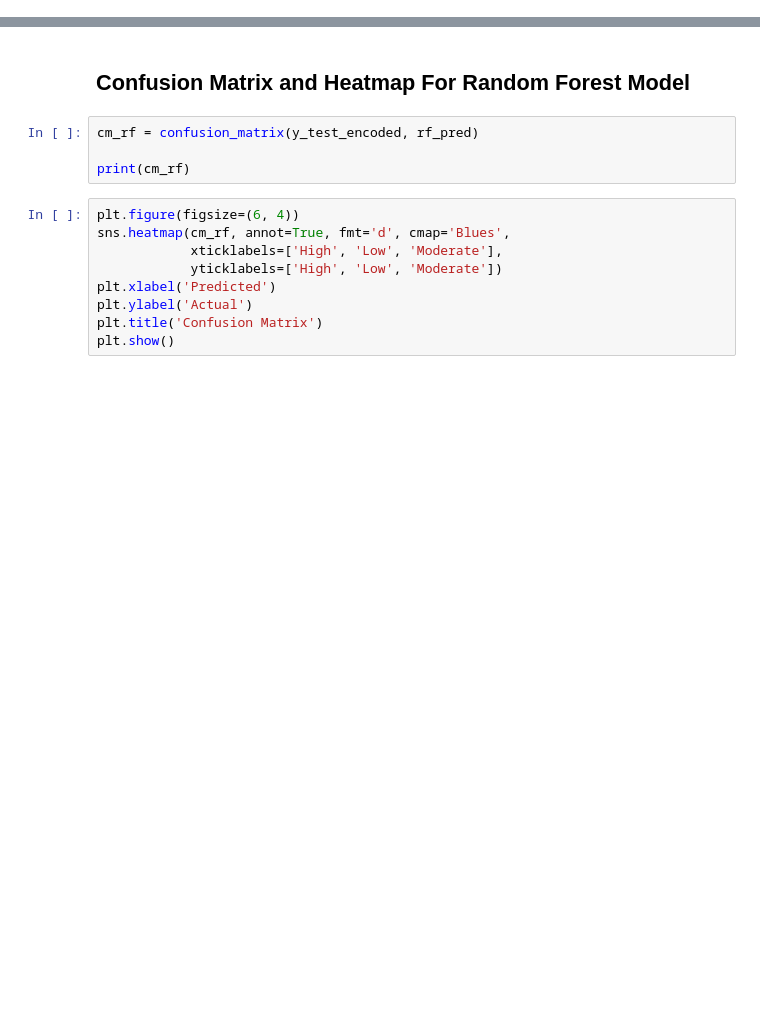
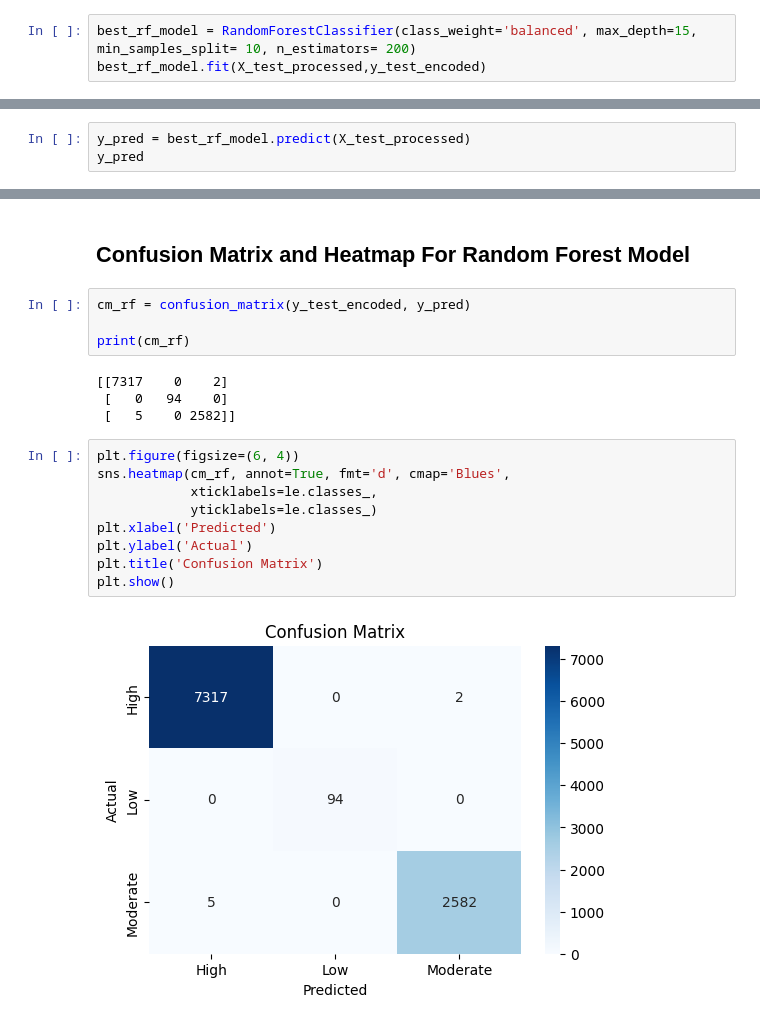
Before and after one commit to mdzubayereashraf/Ostad-AI-Engineering-Course-Assignments, a Jupyter notebook: Assignmen_No_11(Diabetes_Prediction).ipynb, the cells around one changed output, grey strips where cells are left out. Cells and saved outputs as stored; diff of their text form; blank space fills up the shorter version.

Commit message:
Get accurate result from randomforest algorithom

```diff
--- a/Assignmen_No_11(Diabetes_Prediction).ipynb
+++ b/Assignmen_No_11(Diabetes_Prediction).ipynb
@@ -502,0 +512,3 @@ array([2, 2, 0, ..., 0, 0, 0])
+# %%
+best_rf_model = RandomForestClassifier(class_weight='balanced', max_depth=15, min_samples_split= 10, n_estimators= 200)
+best_rf_model.fit(X_test_processed,y_test_encoded)
@@ -502,0 +518,3 @@ array([2, 2, 0, ..., 0, 0, 0])
+# %%
+y_pred = best_rf_model.predict(X_test_processed)
+y_pred
@@ -557,15 +590,21 @@ plt.show()
 # %% [markdown]
 ## **Confusion Matrix and Heatmap For Random Forest Model**
 # %%
-cm_rf = confusion_matrix(y_test_encoded, rf_pred)
+cm_rf = confusion_matrix(y_test_encoded, y_pred)
 
 print(cm_rf)
+# %% [output]
+[[7317    0    2]
+ [   0   94    0]
+ [   5    0 2582]]
 # %%
 plt.figure(figsize=(6, 4))
 sns.heatmap(cm_rf, annot=True, fmt='d', cmap='Blues',
-            xticklabels=['High', 'Low', 'Moderate'],
-            yticklabels=['High', 'Low', 'Moderate'])
+            xticklabels=le.classes_,
+            yticklabels=le.classes_)
 plt.xlabel('Predicted')
 plt.ylabel('Actual')
 plt.title('Confusion Matrix')
 plt.show()
+# %% [output]
+[figure, added]
```
Also changed, not shown: parts of 13 cells of this notebook.
